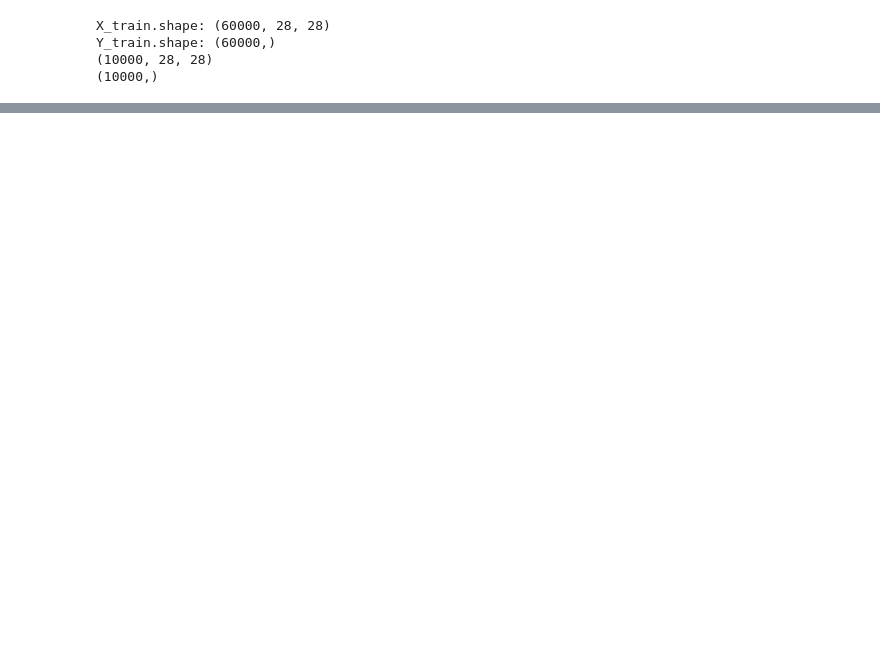
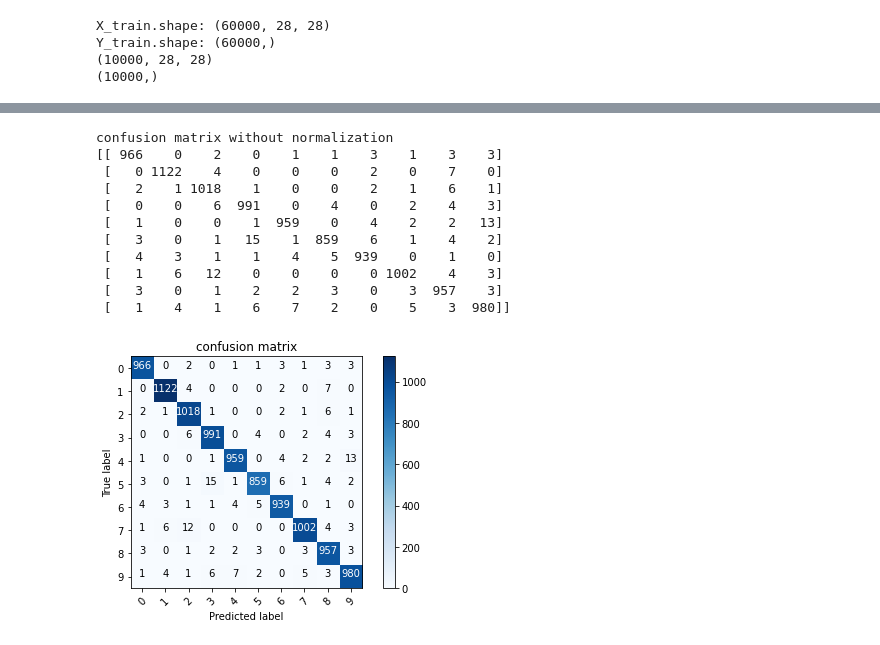
Before and after one commit to saileshraturi/DigitRecognitionusingTensorFlow, a Jupyter notebook: DigitRecognitionUsingTensorFlow.ipynb, the cells around one changed output, grey strips where cells are left out. Drawn from its saved outputs; the diff is of its cells as text; code cells hidden in the pictures; blank space fills up the shorter version.

```diff
--- a/DigitRecognitionUsingTensorFlow.ipynb
+++ b/DigitRecognitionUsingTensorFlow.ipynb
@@ -84,0 +96,48 @@ print(model.evaluate(x_test,y_test))
+# %%
+def plot_confusion_matrix(cm,classes,
+                          normalize = False,
+                          title = 'confusion matrix',
+                          cmap =plt.cm.Blues):
+  #This function print and plot the confusion matrix
+  if normalize:
+      cm = cm.astype('float') / cm.sum(axis = 1)[:, np.newaxis]
+      print("Normalized confusion matrix")
+  else:
+      print('confusion matrix without normalization')
+  print(cm)
+
+  plt.imshow(cm,interpolation='nearest',cmap=cmap)
+  plt.title(title)
+  plt.colorbar()
+  tick_marks = np.arange(len(classes))
+  plt.xticks(tick_marks,classes,rotation = 45)
+  plt.yticks(tick_marks,classes)
+
+  fmt ='.2f' if normalize else 'd'
+  thresh = cm.max() / 2.
+
+  for i,j in itertools.product(range(cm.shape[0]), range(cm.shape[1])):
+      plt.text(j, i, format(cm[i, j],fmt),
+               horizontalalignment='center',
+               color = 'white' if cm[i,j] > thresh else 'black')
+  plt.tight_layout()
+  plt.ylabel("True label")
+  plt.xlabel("Predicted label")
+  plt.show()
+
+p_test = model.predict(x_test).argmax(axis =1)
+cm = confusion_matrix(y_test,p_test)
+plot_confusion_matrix(cm,list(range(10)))
+# %% [output]
+confusion matrix without normalization
+[[ 966    0    2    0    1    1    3    1    3    3]
+ [   0 1122    4    0    0    0    2    0    7    0]
+ [   2    1 1018    1    0    0    2    1    6    1]
+ [   0    0    6  991    0    4    0    2    4    3]
+ [   1    0    0    1  959    0    4    2    2   13]
+ [   3    0    1   15    1  859    6    1    4    2]
+ [   4    3    1    1    4    5  939    0    1    0]
+ [   1    6   12    0    0    0    0 1002    4    3]
+ [   3    0    1    2    2    3    0    3  957    3]
+ [   1    4    1    6    7    2    0    5    3  980]]
+[figure, added]
```
Also changed, not shown: parts of 8 cells of this notebook.
